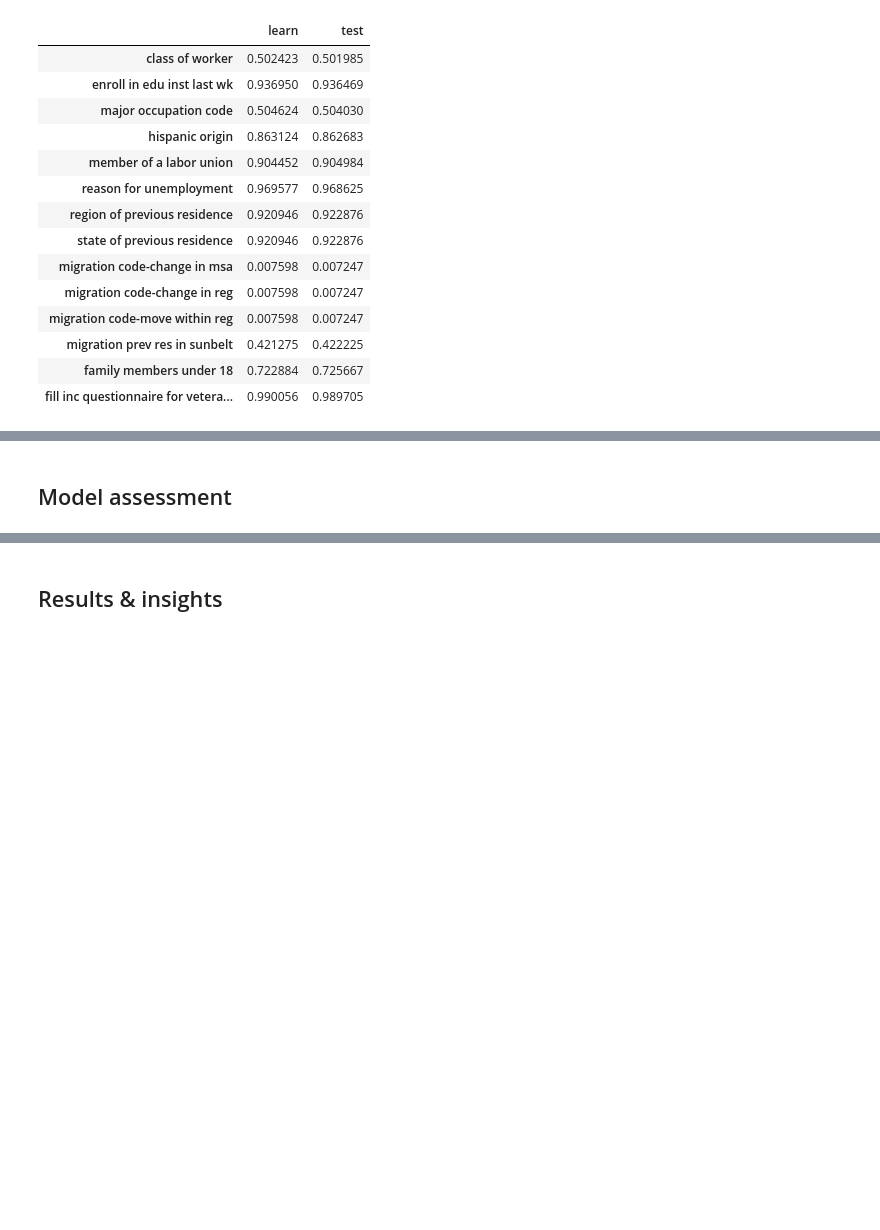
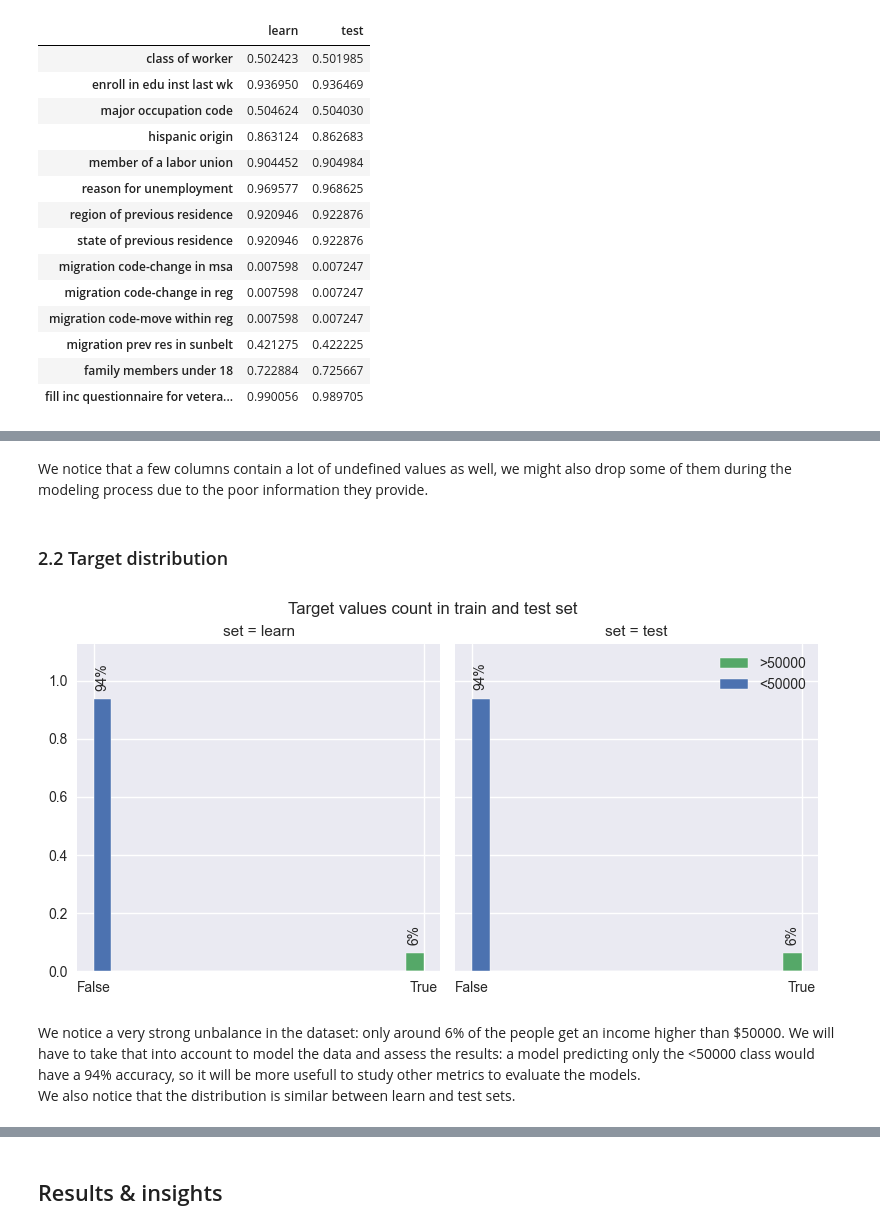
Before and after one commit to antonindurieux/US_census_analysis, a Jupyter notebook: us_census_analysis.ipynb, the cells around one changed output, grey strips where cells are left out. Saved outputs shown, nothing was run; the diff lists cells and outputs as text; code cells hidden in the pictures; blank space fills up the shorter version.

```diff
--- a/us_census_analysis.ipynb
+++ b/us_census_analysis.ipynb
@@ -102,17 +123,0 @@ learn_test_df = pd.concat([learn_df, test_df])
-# %%
-with warnings.catch_warnings():
-    warnings.simplefilter("ignore")  # Annoying seaborn warning
-
-    g = sns.FacetGrid(learn_test_df, col="set", height=4, aspect=1.2)  # type: ignore
-    g.map_dataframe(
-        sns.histplot,
-        x="target",
-        hue="target",
-        stat="count",
-        legend=True,
-        shrink=0.5,
-        alpha=1,
-    )
-    plt.legend(["50000+", "-50000"])
-    plt.suptitle("Target values count in train and test set", y=1.02)
-    plt.show()
@@ -382,2 +124,40 @@ Training histogram gradient boosting...
-# %% [markdown]
-## Model assessment
+# %% [markdown]
+We notice that a few columns contain a lot of undefined values as well, we might also drop some of them during the modeling process due to the poor information they provide.
+# %% [markdown]
+### 2.2 Target distribution
+# %%
+with warnings.catch_warnings():
+    warnings.simplefilter("ignore")  # Annoying seaborn warning
+
+    g = sns.FacetGrid(learn_test_df, col="set", height=4, aspect=1)  # type: ignore
+    g.map_dataframe(
+        sns.histplot,
+        x=target,
+        hue=target,
+        stat="probability",
+        legend=True,
+        alpha=1,
+    )
+    plt.xticks([1.0, 0.0], ["True", "False"])
+    plt.legend([">50000", "<50000"])
+    plt.suptitle("Target values count in train and test set", y=1.02)
+
+    for ax in g.axes.ravel():
+        for c in ax.containers:
+            labels = [f"{w*100:.0f}%" if (w := v.get_height()) > 0 else "" for v in c]
+            ax.bar_label(
+                c,
+                labels=labels,
+                label_type="edge",
+                fontsize=10,
+                rotation=90,
+                padding=6,
+            )
+        ax.margins(y=0.2)
+
+    plt.show()
+# %% [output]
+[figure, added]
+# %% [markdown]
+We notice a very strong unbalance in the dataset: only around 6% of the people get an income higher than $50000. We will have to take that into account to model the data and assess the results: a model predicting only the <50000 class would have a 94% accuracy, so it will be more usefull to study other metrics to evaluate the models.
+We also notice that the distribution is similar between learn and test sets.
```
Also changed, not shown: parts of 59 cells of this notebook, 5 other files.
